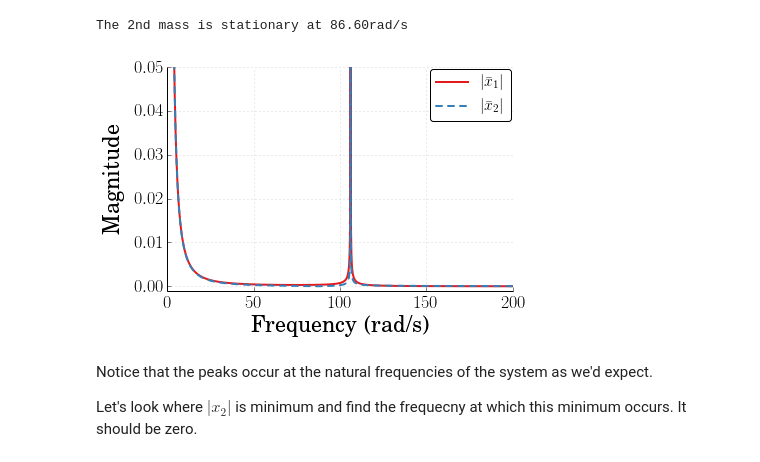
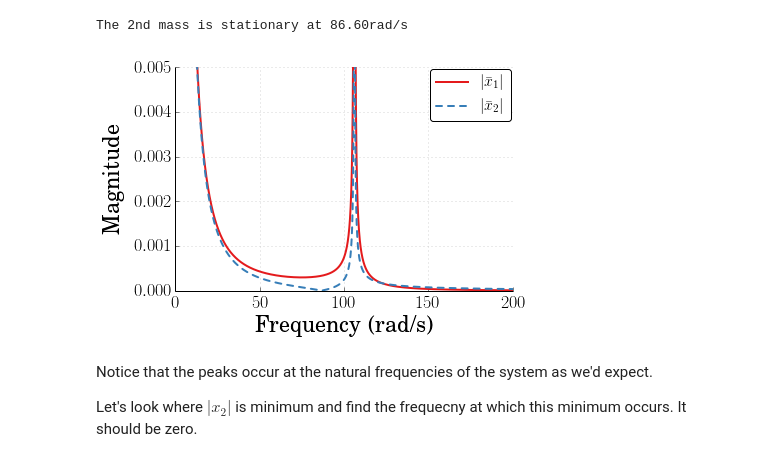
Before and after one commit to DocVaughan/MCHE485-Spring2014, a Jupyter notebook: IPython Notebooks/MCHE485 - HW7 - Spring 2014.ipynb, the cells around one changed output. Drawn from its saved outputs; the diff is of its cells as text; code cells hidden in the pictures.

```diff
--- a/IPython Notebooks/MCHE485 - HW7 - Spring 2014.ipynb
+++ b/IPython Notebooks/MCHE485 - HW7 - Spring 2014.ipynb
@@ -268,35 +268,35 @@ ax.spines['right'].set_color('none')
 ax.spines['top'].set_color('none')
 
 ax.xaxis.set_ticks_position('bottom')
 ax.yaxis.set_ticks_position('left')
 
 # Turn on the plot grid and set appropriate linestyle and color
 ax.grid(True,linestyle=':',color='0.75')
 ax.set_axisbelow(True)
 
 # Define the X and Y axis labels
 xlabel('Frequency (rad/s)',family='serif',fontsize=22,weight='bold',labelpad=5)
 ylabel('Magnitude',family='serif',fontsize=22,weight='bold',labelpad=10)
 
 plot(w,np.abs(X[:,0]),linewidth=2,label=r'$|\bar{x}_1|$')
 plot(w,np.abs(X[:,1]),linewidth=2,linestyle="--",label=r'$|\bar{x}_2|$')
 
 # uncomment below and set limits if needed
 # xlim(1.4,4.5)
-ylim(-0.001,0.05)
+ylim(0,0.005)
 
 # Create the legend, then fix the fontsize
 leg = legend(loc='upper right', fancybox=True)
 ltext  = leg.get_texts()
 setp(ltext,family='serif',fontsize=16)
 
 # Adjust the page layout filling the page using the new tight_layout command
 tight_layout(pad=0.5)
 
 # save the figure as a high-res pdf in the current folder
 # savefig('Problem4p60.pdf')
 # %% [output]
-[figure, old version]
+[figure, new version]
 # %% [markdown]
 Notice that the peaks occur at the natural frequencies of the system as we'd expect.
 
```
Also changed, not shown: parts of 1 cell of this notebook, 4 other files.
